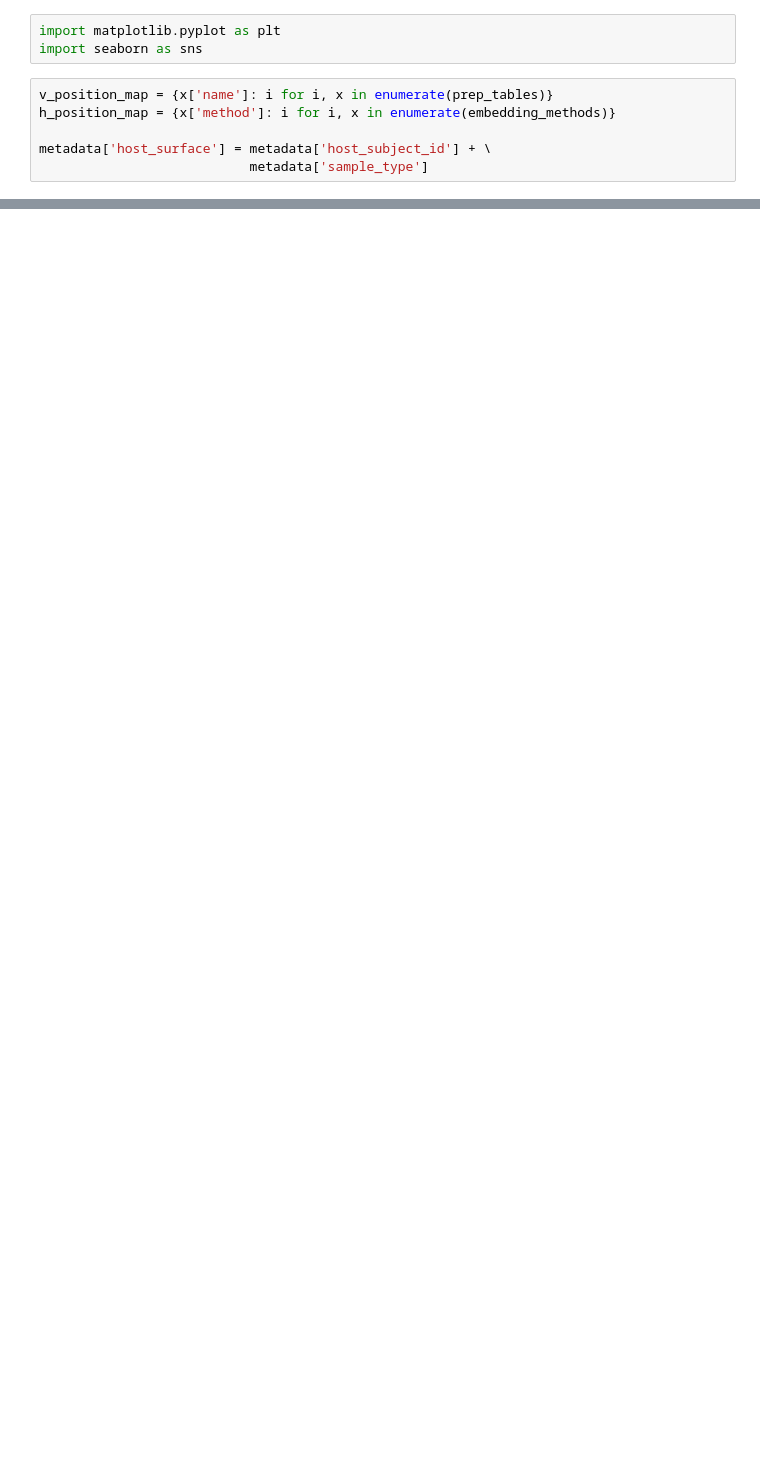
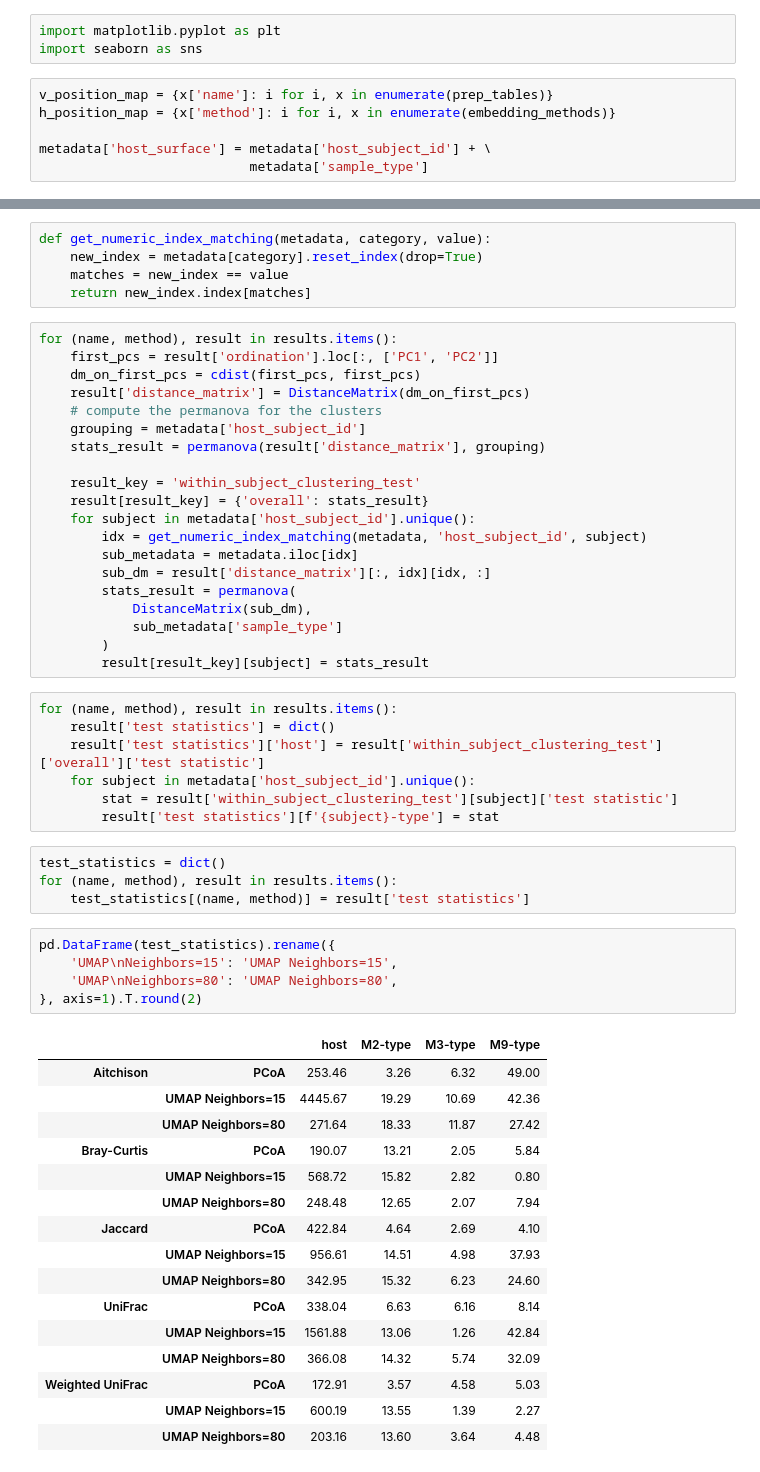
Before and after one commit to knightlab-analyses/umap-microbiome-benchmarking, a Jupyter notebook: notebooks/real-data-keyboard-benchmark.ipynb, the cells around one changed output, grey strips where cells are left out. Cells and saved outputs as stored; diff of their text form; blank space fills up the shorter version.

```diff
--- a/notebooks/real-data-keyboard-benchmark.ipynb
+++ b/notebooks/real-data-keyboard-benchmark.ipynb
@@ -150,0 +197,58 @@ plt.show()
+# %%
+def get_numeric_index_matching(metadata, category, value):
+    new_index = metadata[category].reset_index(drop=True)
+    matches = new_index == value
+    return new_index.index[matches]
+# %%
+for (name, method), result in results.items():
+    first_pcs = result['ordination'].loc[:, ['PC1', 'PC2']]
+    dm_on_first_pcs = cdist(first_pcs, first_pcs)
+    result['distance_matrix'] = DistanceMatrix(dm_on_first_pcs)
+    # compute the permanova for the clusters
+    grouping = metadata['host_subject_id']
+    stats_result = permanova(result['distance_matrix'], grouping)
+
+    result_key = 'within_subject_clustering_test'
+    result[result_key] = {'overall': stats_result}
+    for subject in metadata['host_subject_id'].unique():
+        idx = get_numeric_index_matching(metadata, 'host_subject_id', subject)
+        sub_metadata = metadata.iloc[idx]
+        sub_dm = result['distance_matrix'][:, idx][idx, :]
+        stats_result = permanova(
+            DistanceMatrix(sub_dm),
+            sub_metadata['sample_type']
+        )
+        result[result_key][subject] = stats_result
+# %%
+for (name, method), result in results.items():
+    result['test statistics'] = dict()
+    result['test statistics']['host'] = result['within_subject_clustering_test']['overall']['test statistic']
+    for subject in metadata['host_subject_id'].unique():
+        stat = result['within_subject_clustering_test'][subject]['test statistic']
+        result['test statistics'][f'{subject}-type'] = stat
+# %%
+test_statistics = dict()
+for (name, method), result in results.items():
+    test_statistics[(name, method)] = result['test statistics']
+# %%
+pd.DataFrame(test_statistics).rename({
+    'UMAP\nNeighbors=15': 'UMAP Neighbors=15',
+    'UMAP\nNeighbors=80': 'UMAP Neighbors=80',
+}, axis=1).T.round(2)
+# %% [output]
+|  |  | host | M2-type | M3-type | M9-type |
+| Aitchison | PCoA | 253.46 | 3.26 | 6.32 | 49.00 |
+|  | UMAP Neighbors=15 | 4445.67 | 19.29 | 10.69 | 42.36 |
+|  | UMAP Neighbors=80 | 271.64 | 18.33 | 11.87 | 27.42 |
+| Bray-Curtis | PCoA | 190.07 | 13.21 | 2.05 | 5.84 |
+|  | UMAP Neighbors=15 | 568.72 | 15.82 | 2.82 | 0.80 |
+|  | UMAP Neighbors=80 | 248.48 | 12.65 | 2.07 | 7.94 |
+| Jaccard | PCoA | 422.84 | 4.64 | 2.69 | 4.10 |
+|  | UMAP Neighbors=15 | 956.61 | 14.51 | 4.98 | 37.93 |
+|  | UMAP Neighbors=80 | 342.95 | 15.32 | 6.23 | 24.60 |
+| UniFrac | PCoA | 338.04 | 6.63 | 6.16 | 8.14 |
+|  | UMAP Neighbors=15 | 1561.88 | 13.06 | 1.26 | 42.84 |
+|  | UMAP Neighbors=80 | 366.08 | 14.32 | 5.74 | 32.09 |
+| Weighted UniFrac | PCoA | 172.91 | 3.57 | 4.58 | 5.03 |
+|  | UMAP Neighbors=15 | 600.19 | 13.55 | 1.39 | 2.27 |
+|  | UMAP Neighbors=80 | 203.16 | 13.60 | 3.64 | 4.48 |
```
Also changed, not shown: parts of 7 cells of this notebook, 2 other files.
